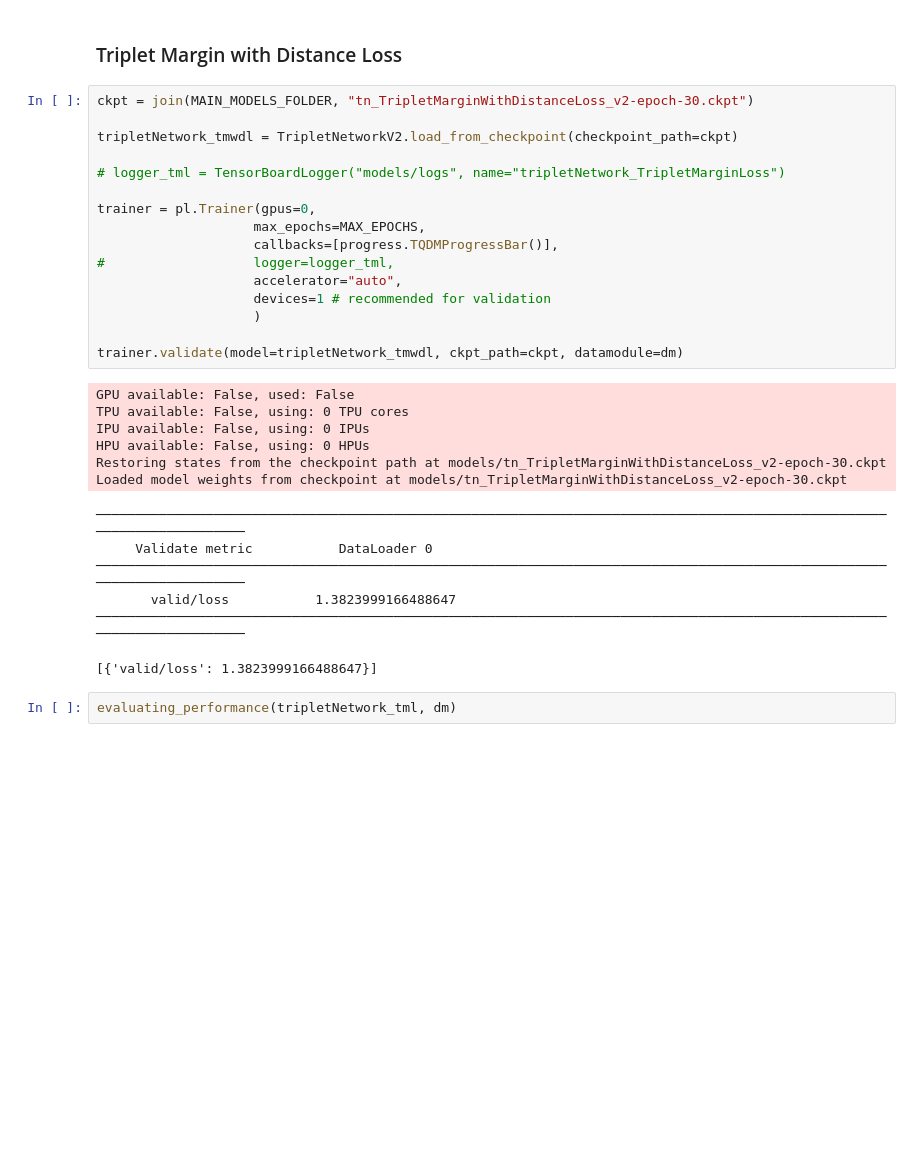
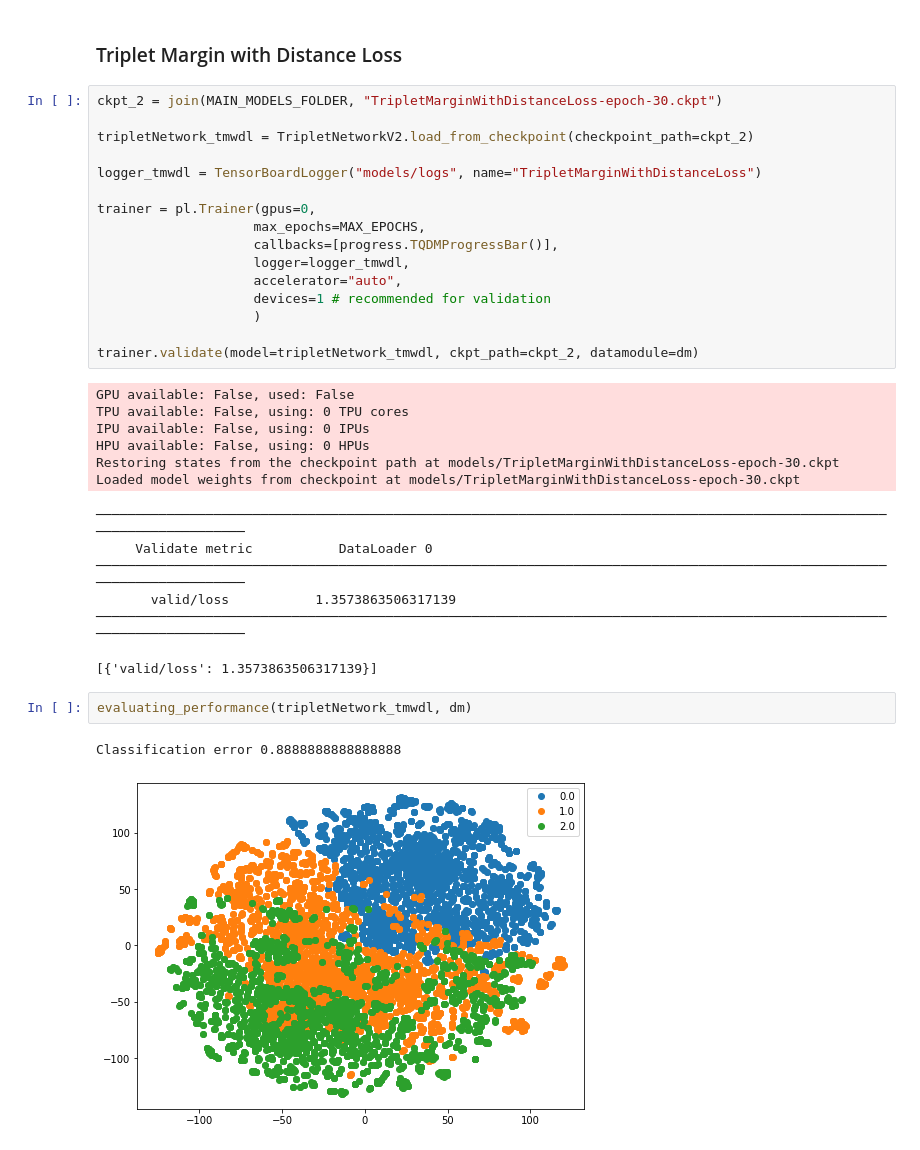
Before and after one commit to khalld/deep-learning, a Jupyter notebook: main.ipynb, the cells around one changed output. Drawn from its saved outputs; the diff is of its cells as text; blank space fills up the shorter version.

```diff
--- a/main.ipynb
+++ b/main.ipynb
@@ -160,33 +129,36 @@ evaluating_performance(tripletNetwork_tml, dm)
 # %% [markdown]
 ### Triplet Margin with Distance Loss
 # %%
-ckpt = join(MAIN_MODELS_FOLDER, "tn_TripletMarginWithDistanceLoss_v2-epoch-30.ckpt")
+ckpt_2 = join(MAIN_MODELS_FOLDER, "TripletMarginWithDistanceLoss-epoch-30.ckpt")
 
-tripletNetwork_tmwdl = TripletNetworkV2.load_from_checkpoint(checkpoint_path=ckpt)
+tripletNetwork_tmwdl = TripletNetworkV2.load_from_checkpoint(checkpoint_path=ckpt_2)
 
-# logger_tml = TensorBoardLogger("models/logs", name="tripletNetwork_TripletMarginLoss")
+logger_tmwdl = TensorBoardLogger("models/logs", name="TripletMarginWithDistanceLoss")
 
 trainer = pl.Trainer(gpus=0,
                     max_epochs=MAX_EPOCHS,
                     callbacks=[progress.TQDMProgressBar()],
-#                   logger=logger_tml,
+                    logger=logger_tmwdl,
                     accelerator="auto",
                     devices=1 # recommended for validation
                     )
 
-trainer.validate(model=tripletNetwork_tmwdl, ckpt_path=ckpt, datamodule=dm)
+trainer.validate(model=tripletNetwork_tmwdl, ckpt_path=ckpt_2, datamodule=dm)
 # %% [output]
 GPU available: False, used: False
 TPU available: False, using: 0 TPU cores
 IPU available: False, using: 0 IPUs
 HPU available: False, using: 0 HPUs
-Restoring states from the checkpoint path at models/tn_TripletMarginWithDistanceLoss_v2-epoch-30.ckpt
-Loaded model weights from checkpoint at models/tn_TripletMarginWithDistanceLoss_v2-epoch-30.ckpt
+Restoring states from the checkpoint path at models/TripletMarginWithDistanceLoss-epoch-30.ckpt
+Loaded model weights from checkpoint at models/TripletMarginWithDistanceLoss-epoch-30.ckpt
 ────────────────────────────────────────────────────────────────────────────────────────────────────────────────────────
      Validate metric           DataLoader 0
 ────────────────────────────────────────────────────────────────────────────────────────────────────────────────────────
-       valid/loss           1.3823999166488647
+       valid/loss           1.3573863506317139
 ────────────────────────────────────────────────────────────────────────────────────────────────────────────────────────
-[{'valid/loss': 1.3823999166488647}]
+[{'valid/loss': 1.3573863506317139}]
 # %%
-evaluating_performance(tripletNetwork_tml, dm)
+evaluating_performance(tripletNetwork_tmwdl, dm)
+# %% [output]
+Classification error 0.8888888888888888
+[figure, added]
```
Also changed, not shown: parts of 4 cells of this notebook, 5 other files.
